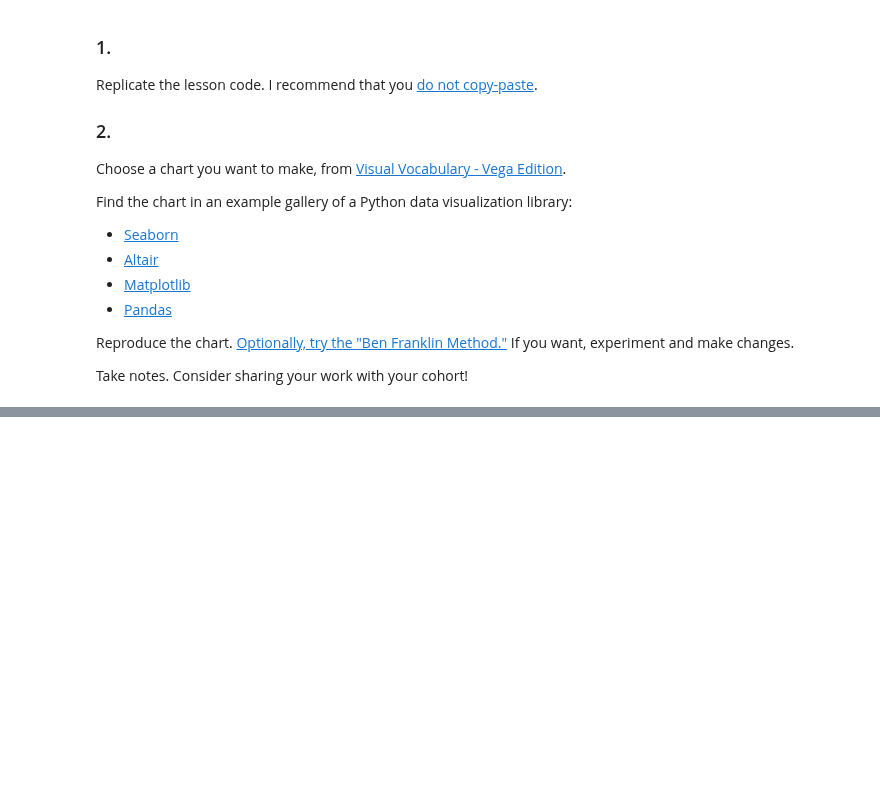
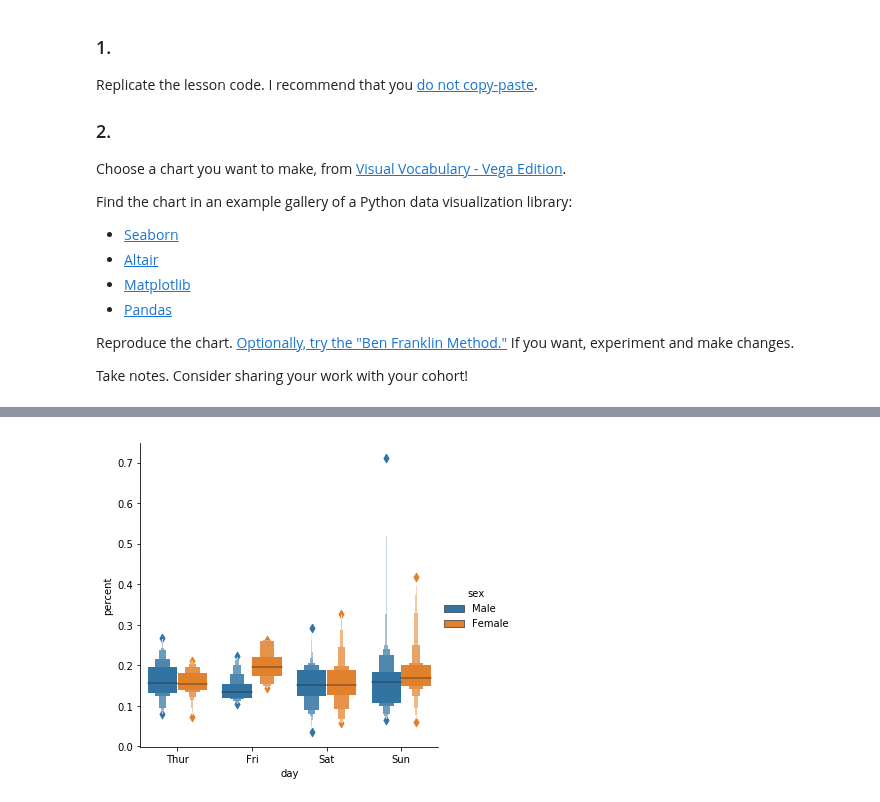
Before and after one commit to bloominstituteoftechnology/DS-Unit-1-Sprint-3-Data-Storytelling, a Jupyter notebook: module2-choose-appropriate-visualizations/LS_DS_222_Choose_appropriate_visualizations.ipynb, the cells around one changed output, grey strips where cells are left out. Saved outputs shown, nothing was run; the diff lists cells and outputs as text; code cells hidden in the pictures; blank space fills up the shorter version.

Commit message:
Created a couple of plots -- gonna find a new dataset to plot more interesting things

```diff
--- a/module2-choose-appropriate-visualizations/LS_DS_222_Choose_appropriate_visualizations.ipynb
+++ b/module2-choose-appropriate-visualizations/LS_DS_222_Choose_appropriate_visualizations.ipynb
@@ -475,0 +485,4 @@ Take notes. Consider sharing your work with your cohort!
+# %%
+sns.catplot("day", "percent", hue="sex", data=tips, kind="boxen");
+# %% [output]
+[figure, added]
```
Also changed, not shown: parts of 2 cells of this notebook.
